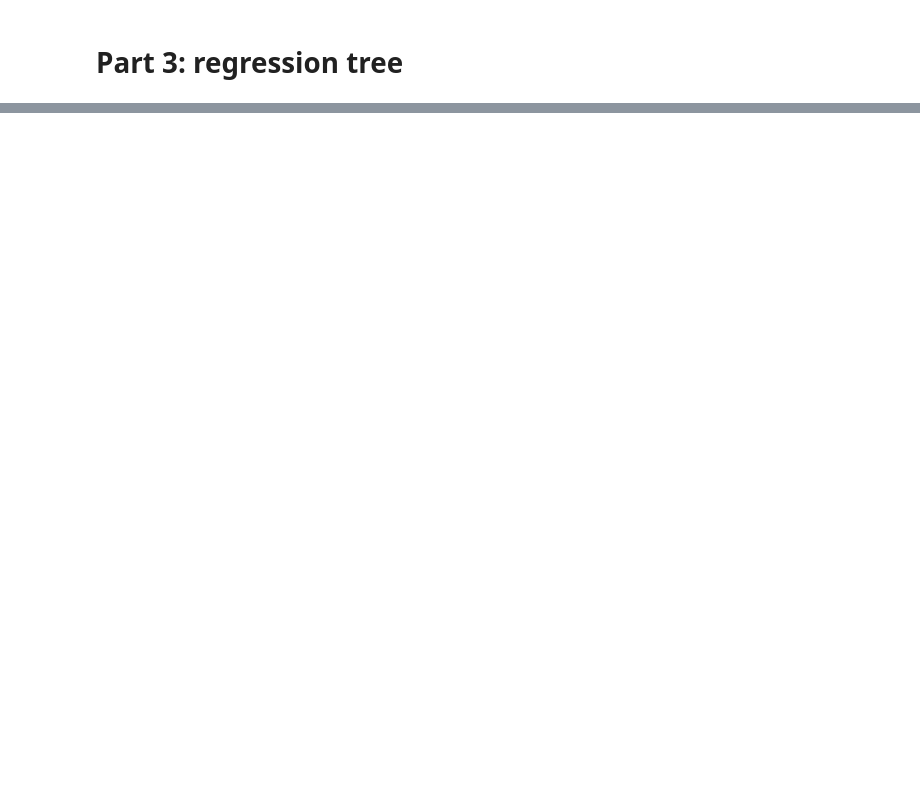
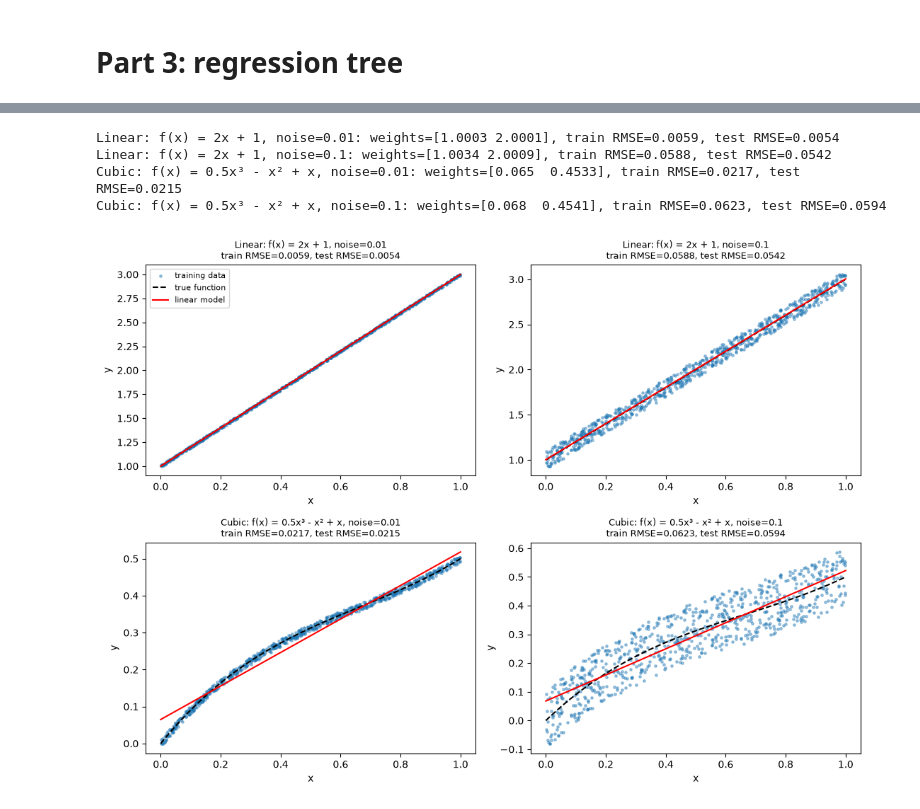
Before and after one commit to ji-da-cs/CS-6220, a Jupyter notebook: HW2/HW2.ipynb, the cells around one changed output, grey strips where cells are left out. Drawn from its saved outputs; the diff is of its cells as text; code cells hidden in the pictures; blank space fills up the shorter version.

```diff
--- a/HW2/HW2.ipynb
+++ b/HW2/HW2.ipynb
@@ -189,0 +212,36 @@ test RMSE: 0.12419582411799837
+# %%
+import matplotlib.pyplot as plt
+
+true_functions = {
+    "Linear: f(x) = 2x + 1": lambda x: 2 * x + 1,
+    "Cubic: f(x) = 0.5x³ - x² + x": lambda x: 0.5 * x**3 - x**2 + x,
+}
+noise_levels = [0.01, 0.1]
+SEED = 42  # fixed seed: same data and same train/test partitioning on every run
+
+fig, axes = plt.subplots(len(true_functions), len(noise_levels), figsize=(11, 8))
+grid = np.linspace(0, 1, 200)
+for r, (fname, f) in enumerate(true_functions.items()):
+    for c, eps in enumerate(noise_levels):
+        data = generate_noisy_dataset([], f, (0.0, 1.0), 1000, eps, seed=SEED)
+        Xtr, Xte, ytr, yte = train_test_split(data.drop(columns="y"), data["y"], test_size=0.2, random_state=SEED)
+        tr, te = Xtr.assign(y=ytr), Xte.assign(y=yte)
+
+        beta = fit(tr)
+        train_rmse = evaluate_model(predict(beta, tr), tr["y"])
+        test_rmse = evaluate_model(predict(beta, te), te["y"])
+        print(f"{fname}, noise={eps}: weights={np.round(beta, 4)}, train RMSE={train_rmse:.4f}, test RMSE={test_rmse:.4f}")
+        ax = axes[r, c]
+        ax.scatter(tr["x"], tr["y"], s=6, alpha=0.4, label="training data")
+        ax.plot(grid, f(grid), "k--", label="true function")
+        ax.plot(grid, predict(beta, pd.DataFrame({"x": grid})), "r", label="linear model")
+        ax.set_title(f"{fname}, noise={eps}" + chr(10) + f"train RMSE={train_rmse:.4f}, test RMSE={test_rmse:.4f}", fontsize=9)
+        ax.set_xlabel("x"); ax.set_ylabel("y")
+axes[0, 0].legend(fontsize=8)
+plt.tight_layout(); plt.show()
+# %% [output]
+Linear: f(x) = 2x + 1, noise=0.01: weights=[1.0003 2.0001], train RMSE=0.0059, test RMSE=0.0054
+Linear: f(x) = 2x + 1, noise=0.1: weights=[1.0034 2.0009], train RMSE=0.0588, test RMSE=0.0542
+Cubic: f(x) = 0.5x³ - x² + x, noise=0.01: weights=[0.065  0.4533], train RMSE=0.0217, test RMSE=0.0215
+Cubic: f(x) = 0.5x³ - x² + x, noise=0.1: weights=[0.068  0.4541], train RMSE=0.0623, test RMSE=0.0594
+[figure, added]
```
Also changed, not shown: parts of 14 cells of this notebook.
